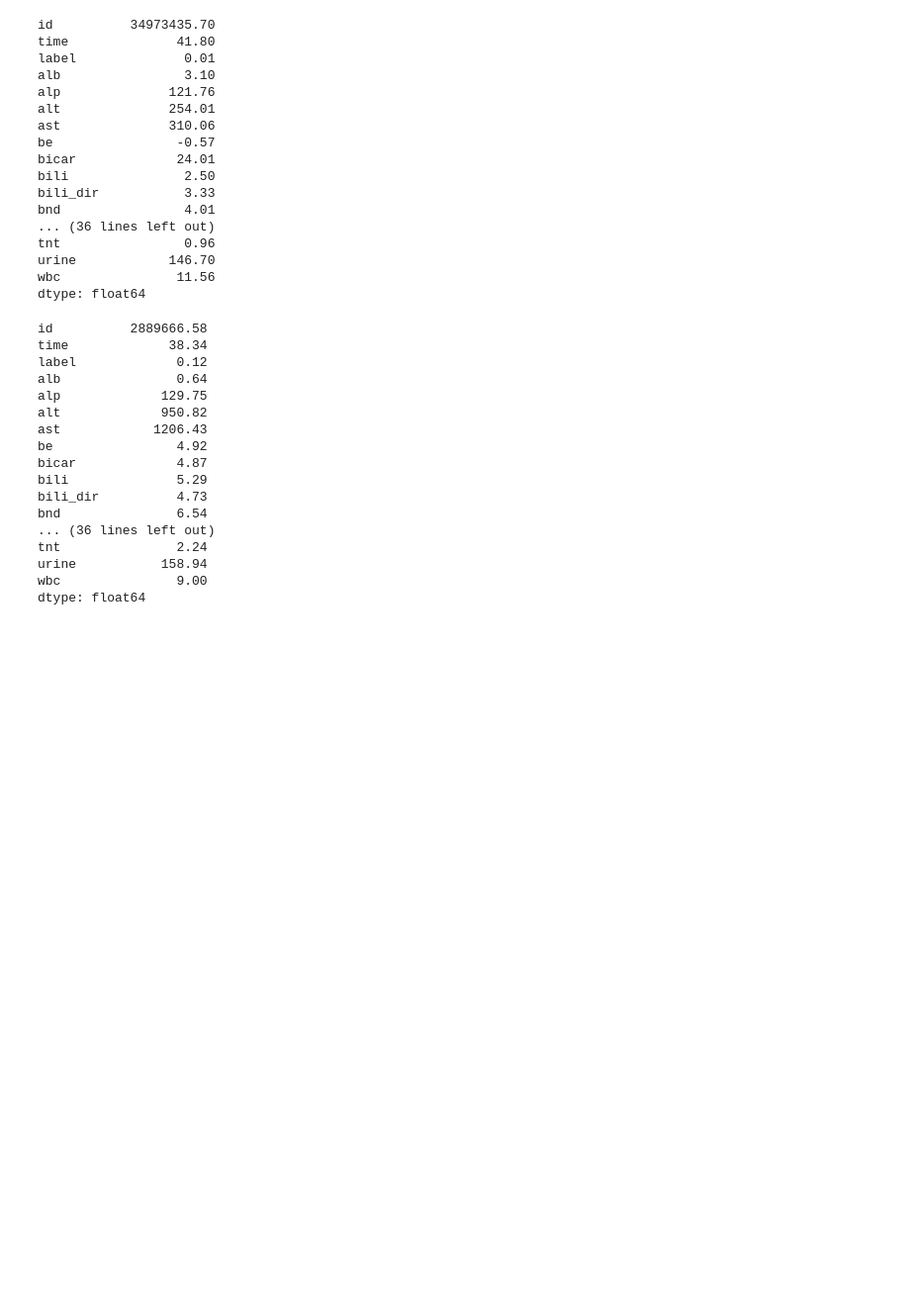
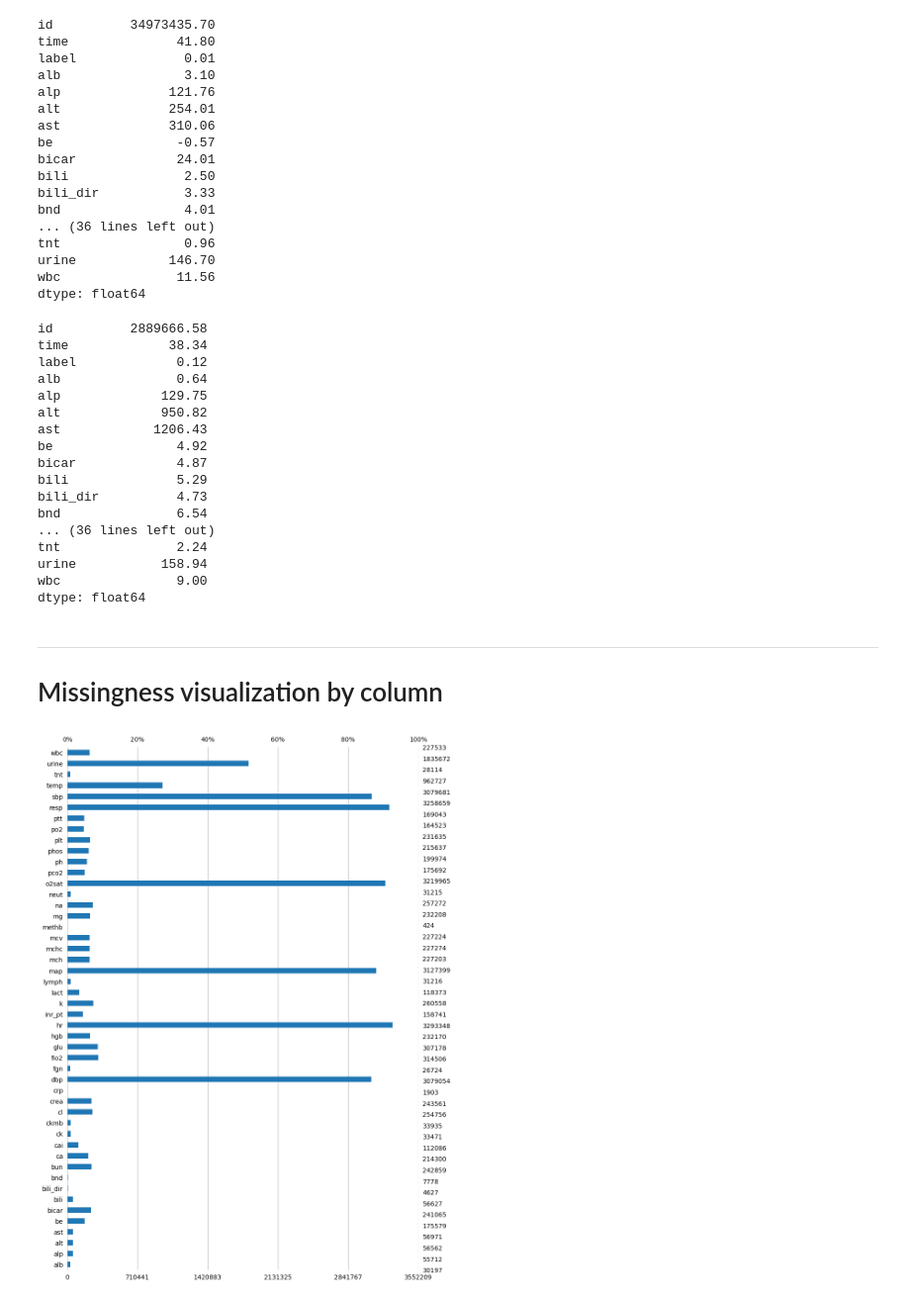
Before and after one commit to joshuawe/sepsis, a Jupyter notebook: data/miiv/Analyzing_miiv.ipynb, the cells around one changed output. Shown at 99% size. Cells and saved outputs as stored; diff of their text form; code cells hidden in the pictures; blank space fills up the shorter version.

Commit message:
add missingness var plot

```diff
--- a/data/miiv/Analyzing_miiv.ipynb
+++ b/data/miiv/Analyzing_miiv.ipynb
@@ -143,3 +140,12 @@ tnt               2.24
 urine           158.94
 wbc               9.00
 dtype: float64
+# %% [markdown]
+---
+# Missingness visualization by column
+# %%
+import missingno as msno
+ax = msno.bar(df.iloc[:,3:], figsize=(10, 15), fontsize=10, log=False, color='C0')
+plt.savefig(path_figures / 'miiv_missingness_per_var.pdf', bbox_inches='tight')
+# %% [output]
+[figure, added]
```
Also changed, not shown: parts of 2 cells of this notebook, 1 other file.
